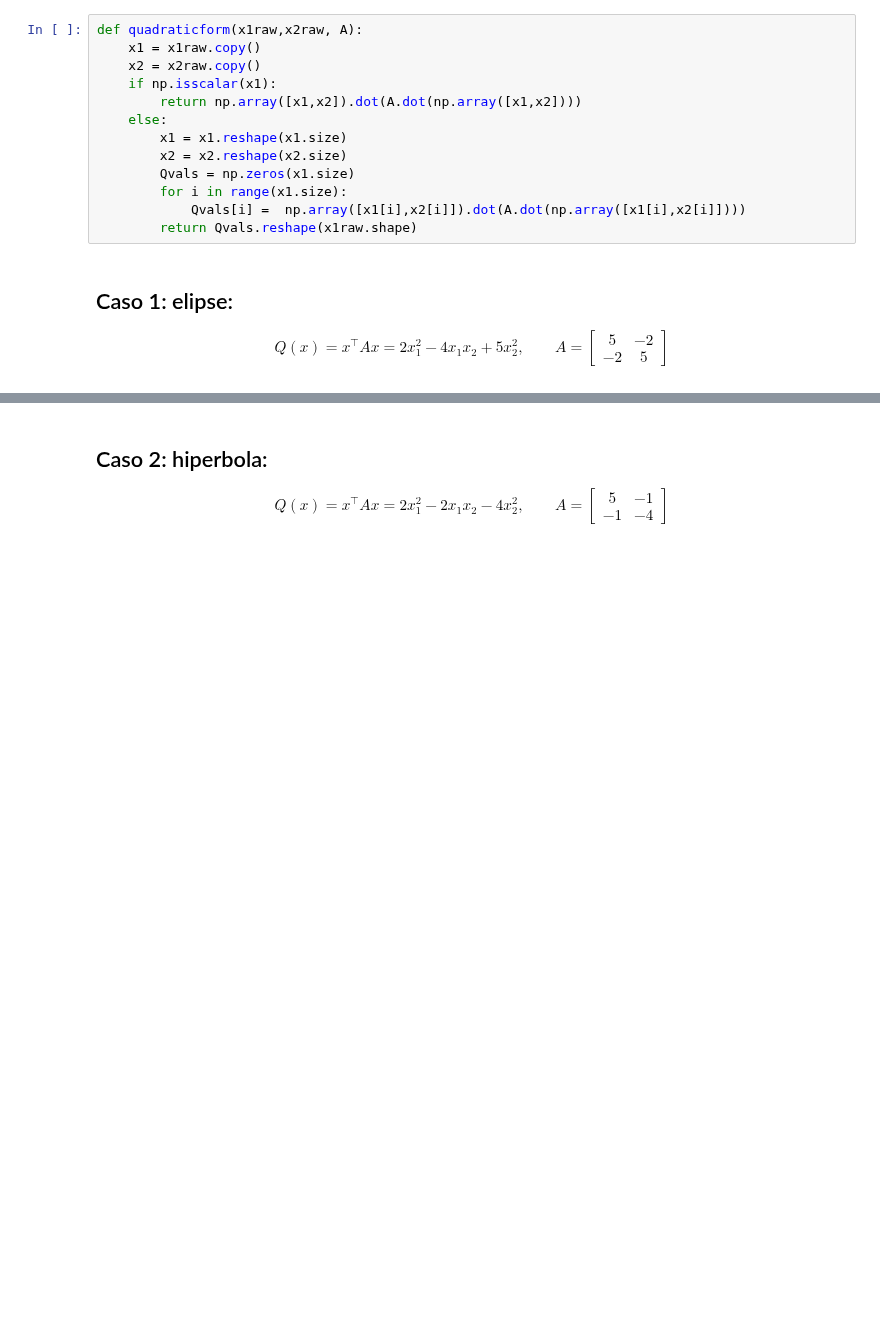
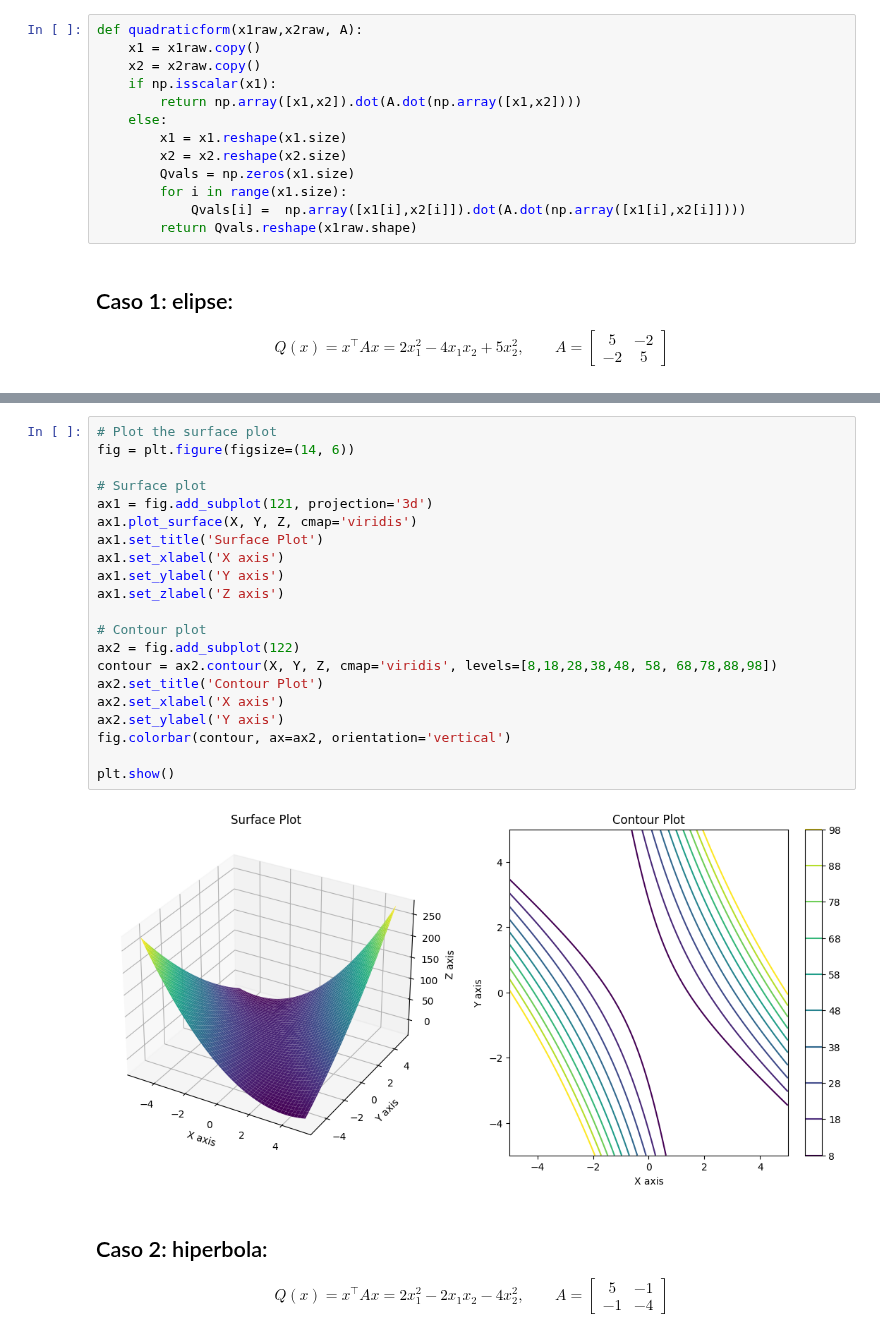
Before and after one commit to ManuelSanchezUribe/ManuelSanchezUribe.github.io, a Jupyter notebook: MAT1203/FormaCuadratica.ipynb, the cells around one changed output, grey strips where cells are left out. Cells and saved outputs as stored; diff of their text form; blank space fills up the shorter version.

```diff
--- a/MAT1203/FormaCuadratica.ipynb
+++ b/MAT1203/FormaCuadratica.ipynb
@@ -75,3 +99,26 @@ plt.show()
+# %%
+# Plot the surface plot
+fig = plt.figure(figsize=(14, 6))
+
+# Surface plot
+ax1 = fig.add_subplot(121, projection='3d')
+ax1.plot_surface(X, Y, Z, cmap='viridis')
+ax1.set_title('Surface Plot')
+ax1.set_xlabel('X axis')
+ax1.set_ylabel('Y axis')
+ax1.set_zlabel('Z axis')
+
+# Contour plot
+ax2 = fig.add_subplot(122)
+contour = ax2.contour(X, Y, Z, cmap='viridis', levels=[8,18,28,38,48, 58, 68,78,88,98])
+ax2.set_title('Contour Plot')
+ax2.set_xlabel('X axis')
+ax2.set_ylabel('Y axis')
+fig.colorbar(contour, ax=ax2, orientation='vertical')
+
+plt.show()
+# %% [output]
+[figure, added]
 # %% [markdown]
 ## Caso 2: hiperbola:
 
```
Also changed, not shown: parts of 4 cells of this notebook.
